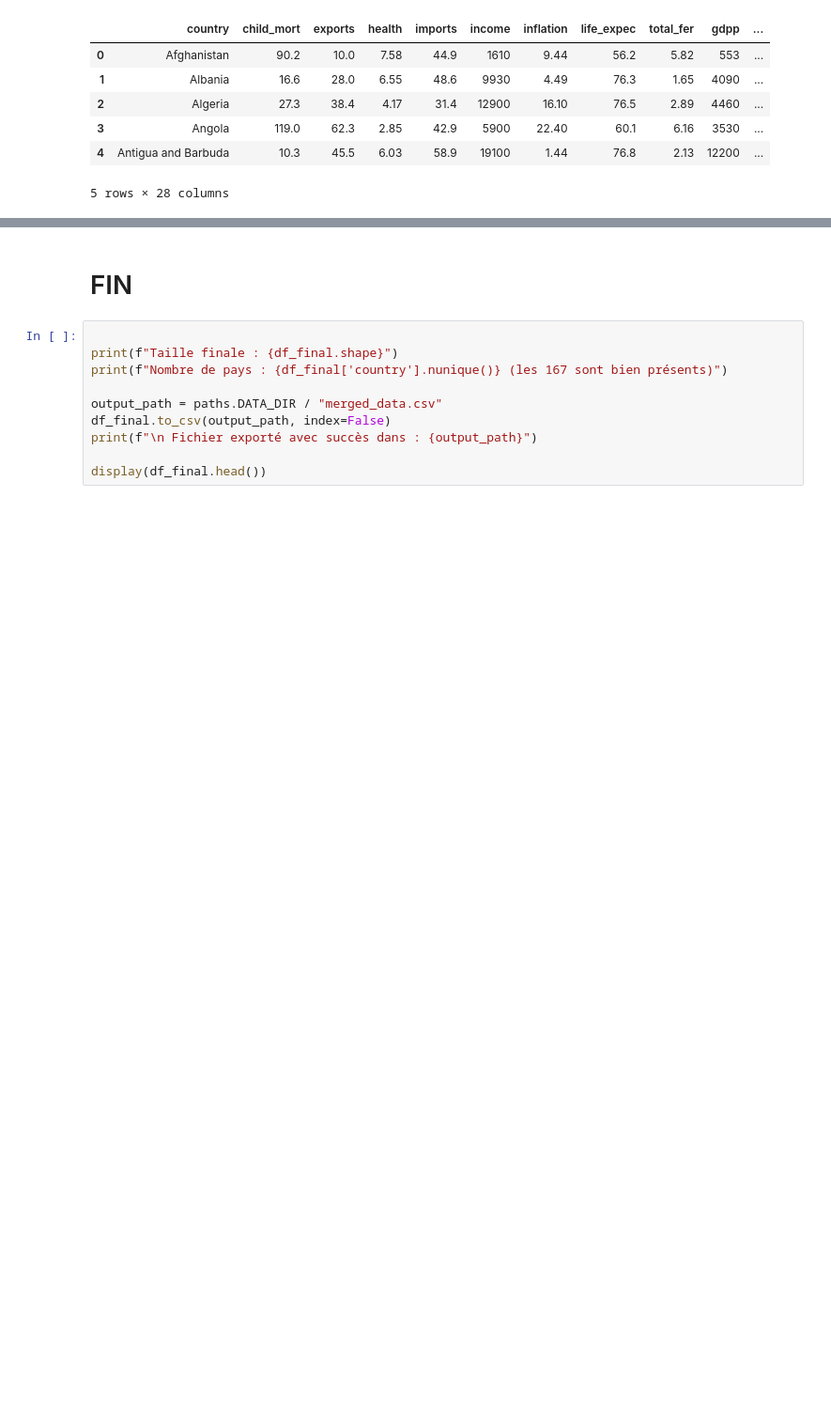
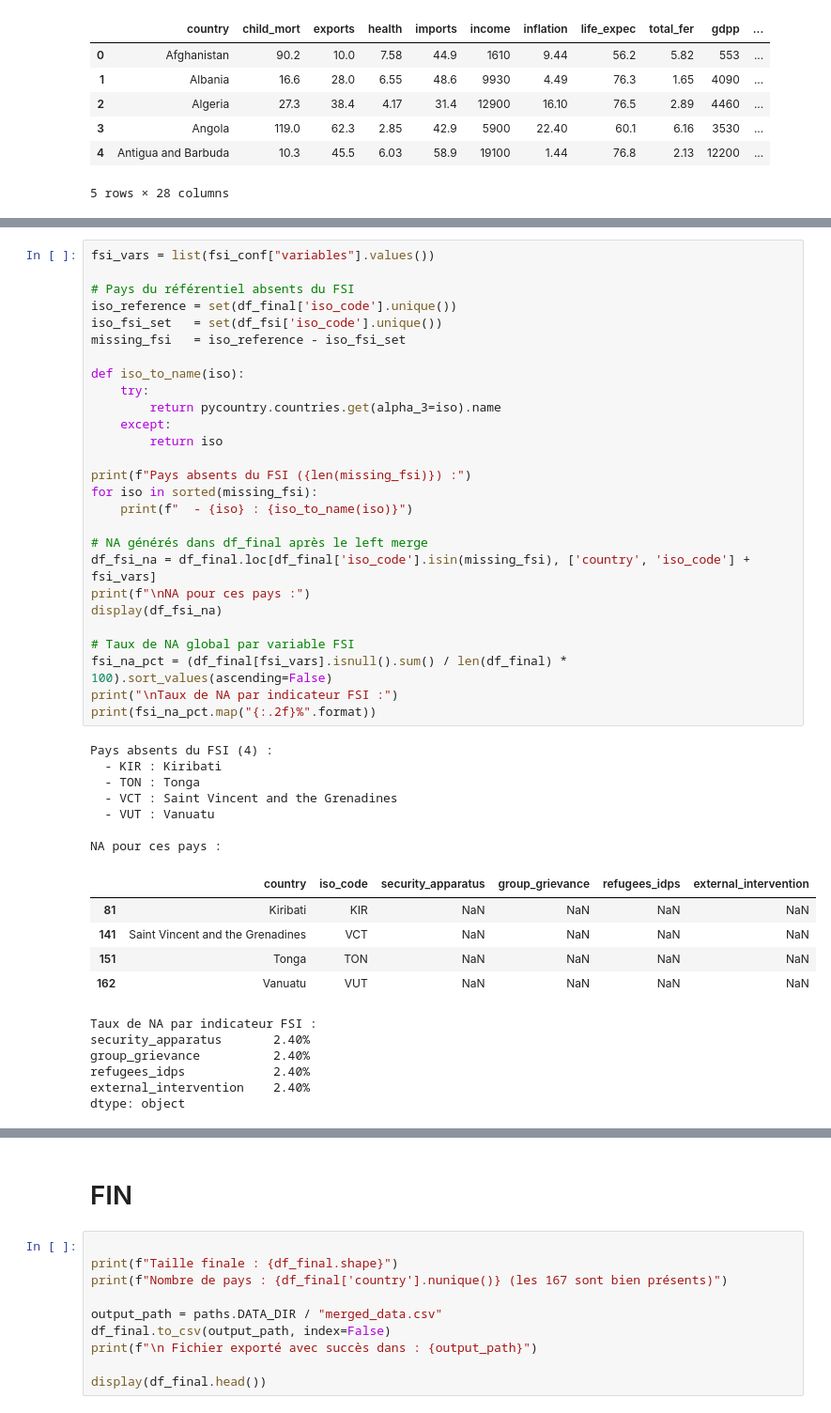
Before and after one commit to awa-d/ML2-project_clustering-countries, a Jupyter notebook: notebooks/P0_init-merge.ipynb, the cells around one changed output, grey strips where cells are left out. Shown at 94% size. Saved outputs shown, nothing was run; the diff lists cells and outputs as text; blank space fills up the shorter version.

```diff
--- a/notebooks/P0_init-merge.ipynb
+++ b/notebooks/P0_init-merge.ipynb
@@ -943,0 +946,46 @@ Dimensions post-fusion FSI : (167, 28)
+# %%
+fsi_vars = list(fsi_conf["variables"].values())
+
+# Pays du référentiel absents du FSI
+iso_reference = set(df_final['iso_code'].unique())
+iso_fsi_set   = set(df_fsi['iso_code'].unique())
+missing_fsi   = iso_reference - iso_fsi_set
+
+def iso_to_name(iso):
+    try:
+        return pycountry.countries.get(alpha_3=iso).name
+    except:
+        return iso
+
+print(f"Pays absents du FSI ({len(missing_fsi)}) :")
+for iso in sorted(missing_fsi):
+    print(f"  - {iso} : {iso_to_name(iso)}")
+
+# NA générés dans df_final après le left merge
+df_fsi_na = df_final.loc[df_final['iso_code'].isin(missing_fsi), ['country', 'iso_code'] + fsi_vars]
+print(f"\nNA pour ces pays :")
+display(df_fsi_na)
+
+# Taux de NA global par variable FSI
+fsi_na_pct = (df_final[fsi_vars].isnull().sum() / len(df_final) * 100).sort_values(ascending=False)
+print("\nTaux de NA par indicateur FSI :")
+print(fsi_na_pct.map("{:.2f}%".format))
+# %% [output]
+Pays absents du FSI (4) :
+  - KIR : Kiribati
+  - TON : Tonga
+  - VCT : Saint Vincent and the Grenadines
+  - VUT : Vanuatu
+
+NA pour ces pays :
+|  | country | iso_code | security_apparatus | group_grievance | refugees_idps | external_intervention |
+| 81 | Kiribati | KIR | NaN | NaN | NaN | NaN |
+| 141 | Saint Vincent and the Grenadines | VCT | NaN | NaN | NaN | NaN |
+| 151 | Tonga | TON | NaN | NaN | NaN | NaN |
+| 162 | Vanuatu | VUT | NaN | NaN | NaN | NaN |
+Taux de NA par indicateur FSI :
+security_apparatus       2.40%
+group_grievance          2.40%
+refugees_idps            2.40%
+external_intervention    2.40%
+dtype: object
```
Also changed, not shown: parts of 4 cells of this notebook.
